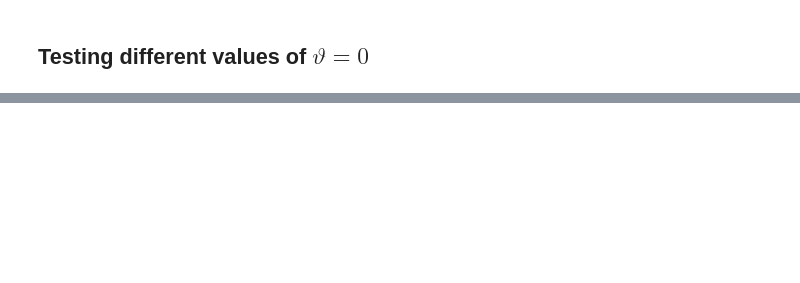
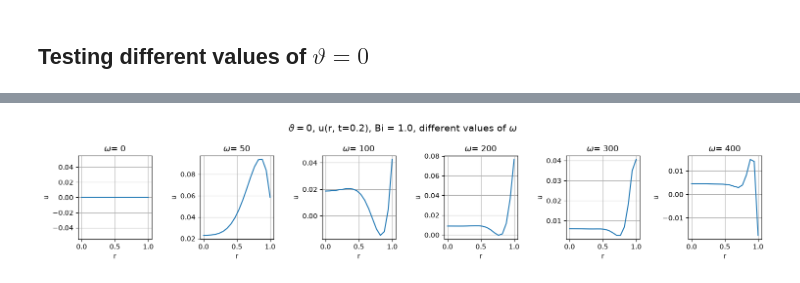
Before and after one commit to claramont/scicomp-code, a Jupyter notebook: heat_cond.ipynb, the cells around one changed output, grey strips where cells are left out. Saved outputs shown, nothing was run; the diff lists cells and outputs as text; code cells hidden in the pictures; blank space fills up the shorter version.

Commit message:
theta

```diff
--- a/heat_cond.ipynb
+++ b/heat_cond.ipynb
@@ -263,0 +279,95 @@ plt.show()
+# %%
+# stable:
+N = 18
+Bi = 1.0
+dt = 0.001
+t_end = 1.0
+
+n_timesteps = int(t_end / dt)
+
+omega_values = [0, 50, 100, 200, 300, 400]
+
+## -----------
+## t= 0.2
+## -----------
+fig, axes = plt.subplots(1, len(omega_values), figsize=(15, 3))
+axes = axes.ravel()
+
+for k, omega in enumerate(omega_values):
+    solver = SphericalHeatCondSolver(N, dt, Bi, omega, theta= 0.0, t_end=t_end)
+    times, r, U = solver.solve()
+
+    ax = axes[k]
+    ax.plot(r, U[200, :], label=fr"$\omega$ = {omega}")
+    ax.set_title(fr"$\omega$= {omega}")
+    #ax.set_title(f"$u(r,t)$")
+    ax.set_xlabel("r")
+    ax.set_ylabel("u")
+    ax.grid(True)
+    #ax.legend()
+
+fig.suptitle(
+    fr"$\vartheta=0$, u(r, t={times[200]}), Bi = {Bi}, different values of $\omega$",
+    fontsize=14
+)
+
+plt.tight_layout()
+plt.show()
+
+
+## -----------
+## t= 0.5
+## -----------
+fig, axes = plt.subplots(1, len(omega_values), figsize=(15, 3))
+axes = axes.ravel()
+
+for k, omega in enumerate(omega_values):
+    solver = SphericalHeatCondSolver(N, dt, Bi, omega, theta= 0.0, t_end=t_end)
+    times, r, U = solver.solve()
+
+    ax = axes[k]
+    ax.plot(r, U[500, :], label=fr"$\omega$ = {omega}")
+    ax.set_title(fr"$\omega$= {omega}")
+    #ax.set_title(f"$u(r,t)$")
+    ax.set_xlabel("r")
+    ax.set_ylabel("u")
+    ax.grid(True)
+    #ax.legend()
+
+fig.suptitle(
+    fr"$\vartheta=0$, u(r, t={times[500]}), Bi = {Bi}, different values of $\omega$",
+    fontsize=14
+)
+
+plt.tight_layout()
+plt.show()
+
+
+## -----------
+## t= 1
+## -----------
+fig, axes = plt.subplots(1, len(omega_values), figsize=(15, 3))
+axes = axes.ravel()
+
+for k, omega in enumerate(omega_values):
+    solver = SphericalHeatCondSolver(N, dt, Bi, omega, theta= 0.0, t_end=t_end)
+    times, r, U = solver.solve()
+
+    ax = axes[k]
+    ax.plot(r, U[-1, :], label=fr"$\omega$ = {omega}")
+    ax.set_title(fr"$\omega$= {omega}")
+    #ax.set_title(f"$u(r,t)$")
+    ax.set_xlabel("r")
+    ax.set_ylabel("u")
+    ax.grid(True)
+    #ax.legend()
+
+fig.suptitle(
+    fr"$\vartheta=0$, u(r, t=1), Bi = {Bi}, different values of $\omega$",
+    fontsize=14
+)
+
+plt.tight_layout()
+plt.show()
+# %% [output]
+[figure, added]
```
Also changed, not shown: parts of 14 cells of this notebook.
